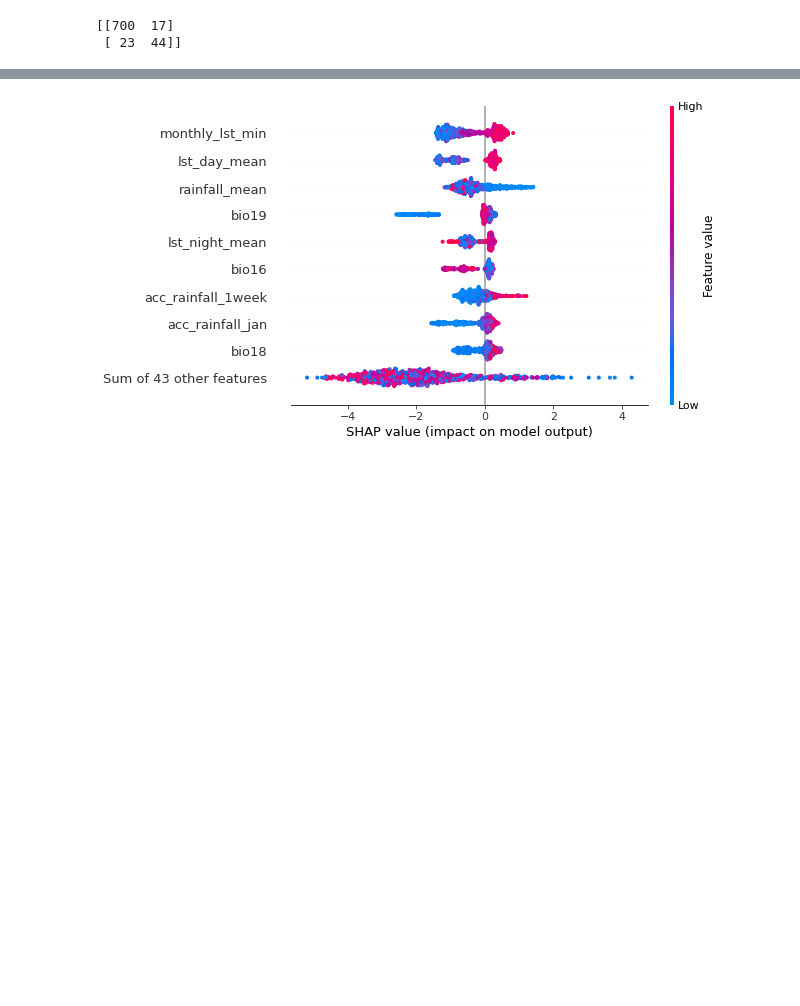
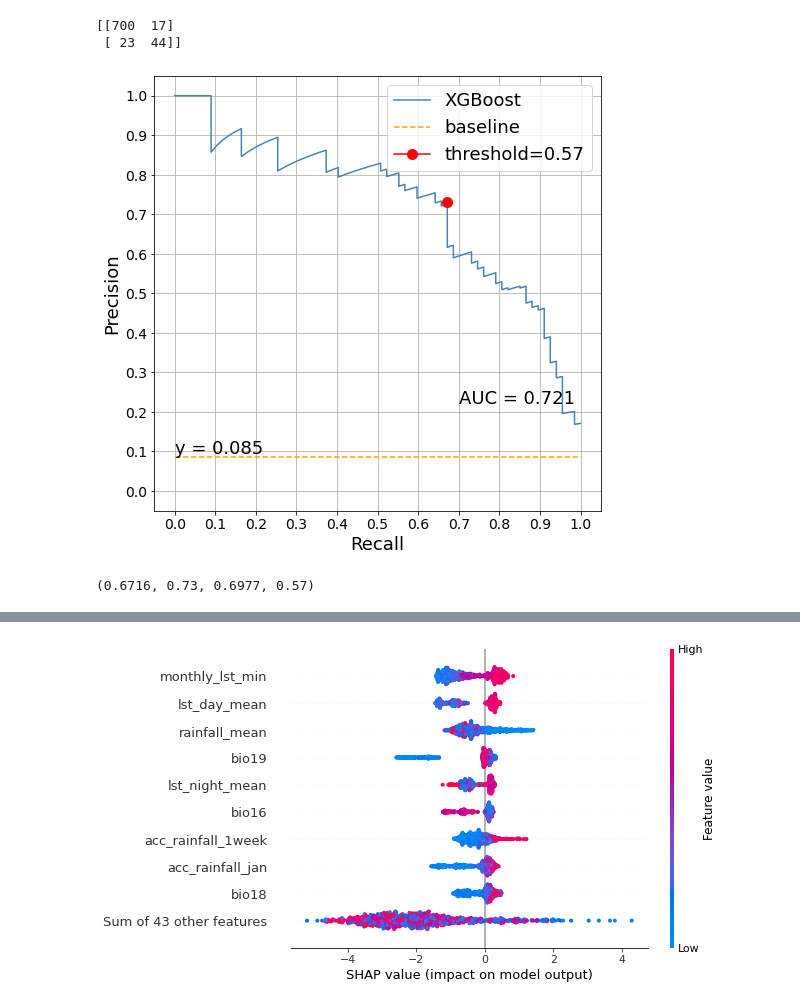
Before and after one commit to dsainidis/MBD-Prediction, a Jupyter notebook: NUTS3 - Level/Greece/notebooks/modeling/OP_Models/GR_Modeling_&_Training_Attica_OP_2010-2023_kfold.ipynb, the cells around one changed output, grey strips where cells are left out. Cells and saved outputs as stored; diff of their text form; code cells hidden in the pictures; blank space fills up the shorter version.

```diff
--- a/NUTS3 - Level/Greece/notebooks/modeling/OP_Models/GR_Modeling_&_Training_Attica_OP_2010-2023_kfold.ipynb
+++ b/NUTS3 - Level/Greece/notebooks/modeling/OP_Models/GR_Modeling_&_Training_Attica_OP_2010-2023_kfold.ipynb
@@ -254,6 +255,8 @@ y_test_true = np.concatenate(y_test_list, axis=0)
 
 y_train_proba = np.concatenate(y_train_prob_list, axis = 0)
 y_test_proba = np.concatenate(y_test_prob_list, axis = 0)
+# %%
+df_test = pd.DataFrame({'score': y_test_proba[:, 1], 'target': y_test_true})
 # %%
 train_loss = log_loss(y_train_true, y_train_proba[:, 1])
 print(f"Train Logloss: {train_loss:.4f}")
@@ -297,3 +300,8 @@ print(cm)
 # %% [output]
 [[700  17]
  [ 23  44]]
+# %%
+plot_pr_curve(df_test, target_col = 'target', model_name='XGBoost', plot_fbeta=True, beta = 1)
+# %% [output]
+[figure, added]
+(0.6716, 0.73, 0.6977, 0.57)
```
Also changed, not shown: parts of 18 cells of this notebook, 20 other files.
